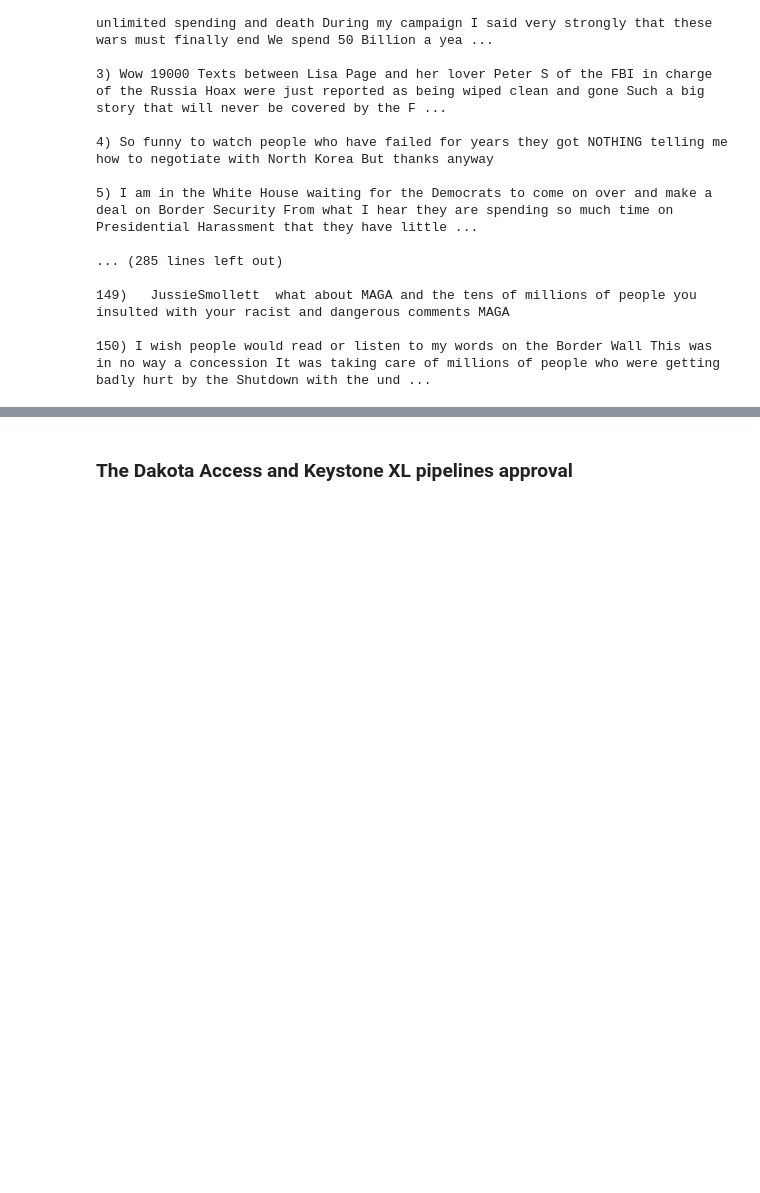
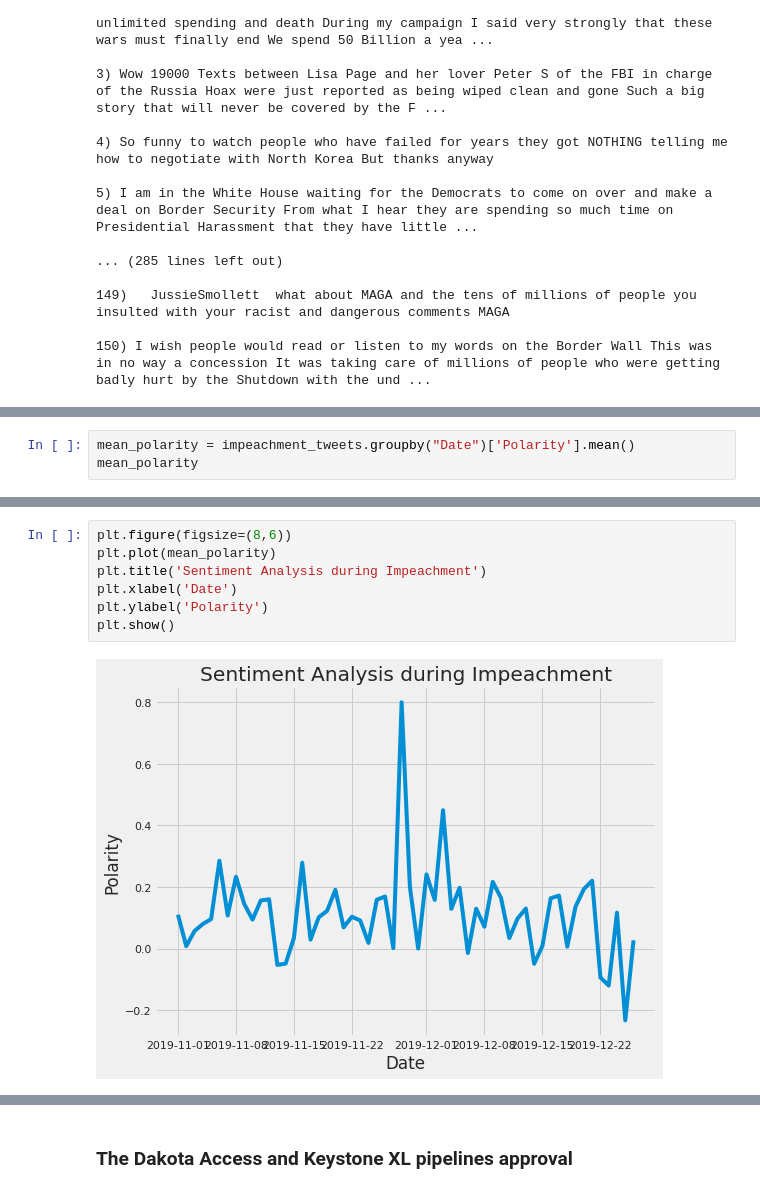
Before and after one commit to cybertraining-dsc/fa20-523-307, a Jupyter notebook: project/Analysis of Financial Markets based on President Trump's Tweets.ipynb, the cells around one changed output, grey strips where cells are left out. Saved outputs shown, nothing was run; the diff lists cells and outputs as text; blank space fills up the shorter version.

```diff
--- a/project/Analysis of Financial Markets based on President Trump's Tweets.ipynb
+++ b/project/Analysis of Financial Markets based on President Trump's Tweets.ipynb
@@ -955,0 +960,3 @@ shutdown_stock_data = stock_data.drop(labels=['SMA1', 'SMA2'], axis=1)
+# %%
+mean_polarity = impeachment_tweets.groupby("Date")['Polarity'].mean()
+mean_polarity
@@ -956,2 +981,11 @@ shutdown_stock_data = stock_data.drop(labels=['SMA1', 'SMA2'], axis=1)
+# %%
+plt.figure(figsize=(8,6))
+plt.plot(mean_polarity)
+plt.title('Sentiment Analysis during Impeachment')
+plt.xlabel('Date')
+plt.ylabel('Polarity')
+plt.show()
+# %% [output]
+[figure, added]
 # %%
 shutdown_stock_data = stock_data[stock_data['Date'] >= pd.to_datetime('2018-12-10')]
```
Also changed, not shown: parts of 11 cells of this notebook.
